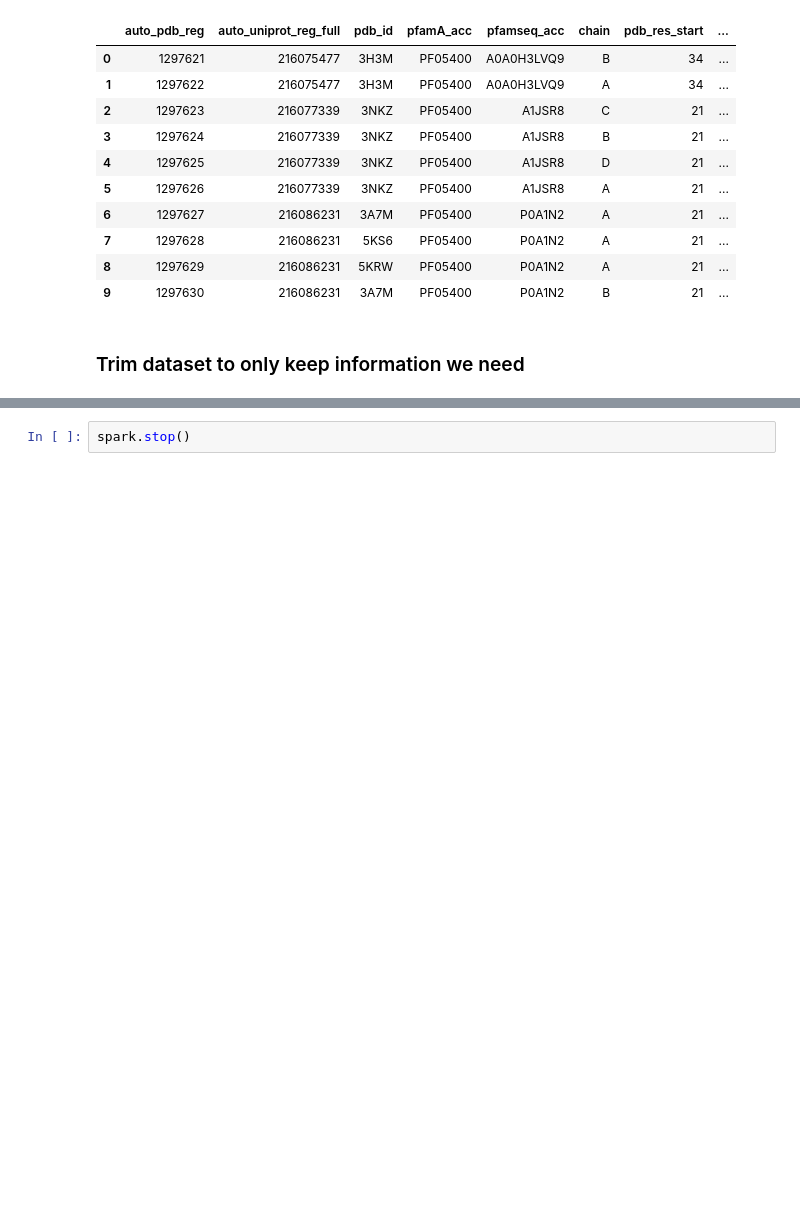
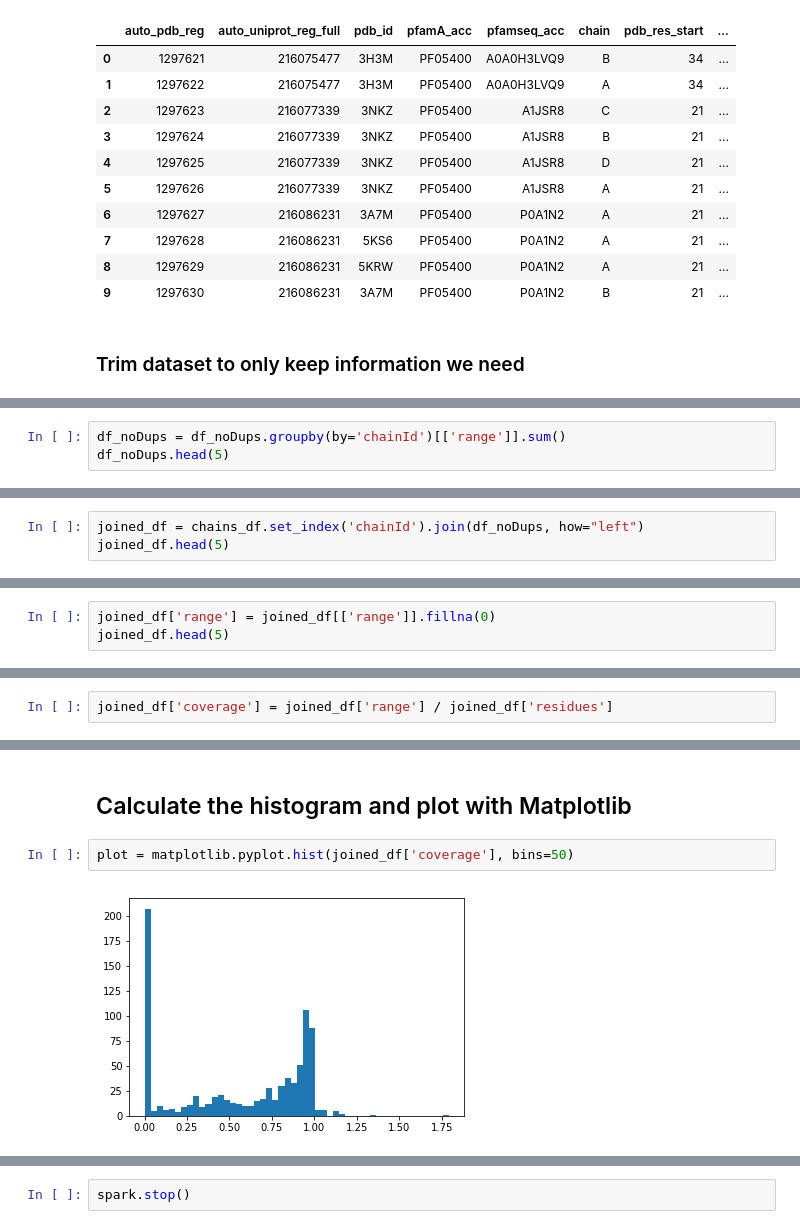
Before and after one commit to sbl-sdsc/mmtf-hackathon-2018, a Jupyter notebook: sequence_structure_coverage/sequence_structure_coverage.ipynb, the cells around one changed output, grey strips where cells are left out. Drawn from its saved outputs; the diff is of its cells as text; blank space fills up the shorter version.

```diff
--- a/sequence_structure_coverage/sequence_structure_coverage.ipynb
+++ b/sequence_structure_coverage/sequence_structure_coverage.ipynb
@@ -57,0 +125,3 @@ df
+# %%
+df_noDups = df_noDups.groupby(by='chainId')[['range']].sum()
+df_noDups.head(5)
@@ -57,0 +138,3 @@ df
+# %%
+joined_df = chains_df.set_index('chainId').join(df_noDups, how="left")
+joined_df.head(5)
@@ -57,0 +149,3 @@ df
+# %%
+joined_df['range'] = joined_df[['range']].fillna(0)
+joined_df.head(5)
@@ -57,0 +160,2 @@ df
+# %%
+joined_df['coverage'] = joined_df['range'] / joined_df['residues']
@@ -57,0 +177,6 @@ df
+# %% [markdown]
+## Calculate the histogram and plot with Matplotlib
+# %%
+plot = matplotlib.pyplot.hist(joined_df['coverage'], bins=50)
+# %% [output]
+[figure, added]
```
Also changed, not shown: parts of 21 cells of this notebook, 1 other file.
